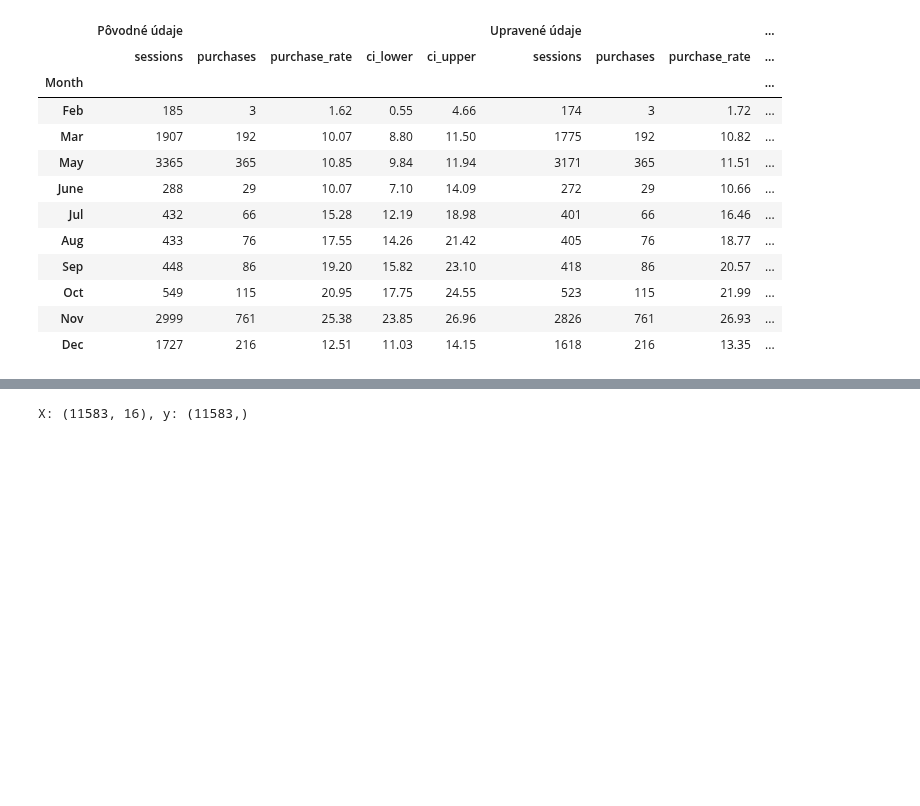
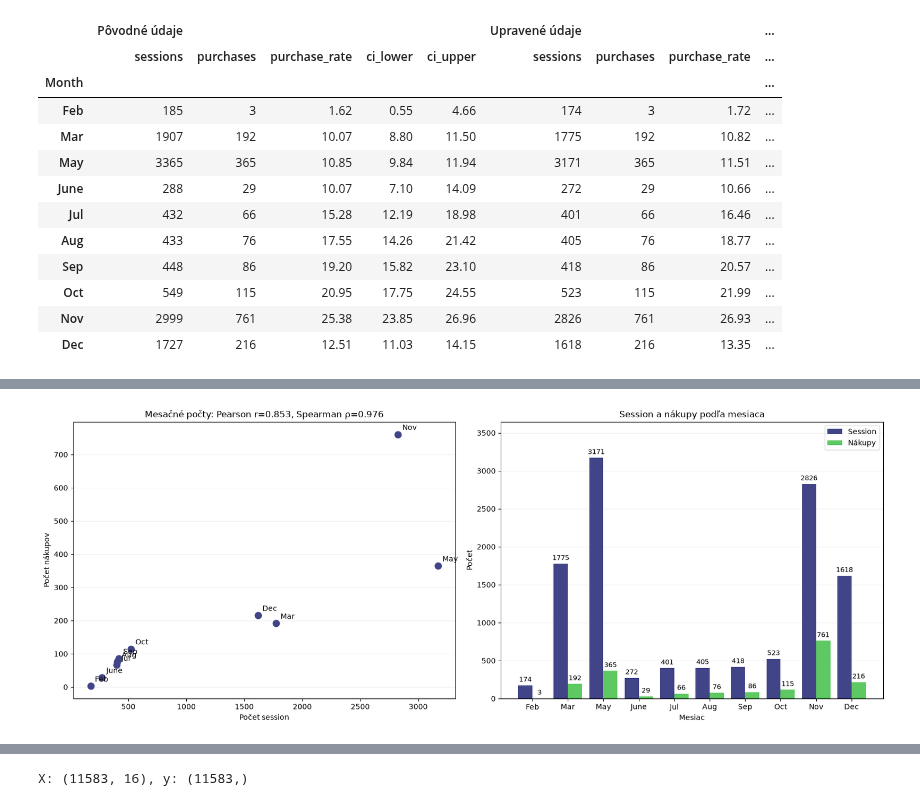
Before and after one commit to samuelbagin1/suns, a Jupyter notebook: zadania/01/main.ipynb, the cells around one changed output, grey strips where cells are left out. Cells and saved outputs as stored; diff of their text form; code cells hidden in the pictures; blank space fills up the shorter version.

```diff
--- a/zadania/01/main.ipynb
+++ b/zadania/01/main.ipynb
@@ -355,0 +356,82 @@ Boxplot vpravo sumarizuje medián, kvartily a rozsah mesačných podielov nákup
+# %%
+# Použije mesačné počty vypočítané v month_summary.
+monthly = month_summary["Upravené údaje"][["sessions", "purchases"]].dropna()
+
+pearson = monthly["sessions"].corr(monthly["purchases"], method="pearson")
+spearman = monthly["sessions"].corr(monthly["purchases"], method="spearman")
+
+fig, axes = plt.subplots(1, 2, figsize=(16, 6), constrained_layout=True)
+
+# Korelačný graf – jeden bod predstavuje jeden mesiac.
+axes[0].scatter(
+    monthly["sessions"], monthly["purchases"], s=80, color=colors[0]
+)
+
+for month, row in monthly.iterrows():
+    axes[0].annotate(
+        month, (row["sessions"], row["purchases"]),
+        xytext=(6, 6), textcoords="offset points"
+    )
+
+axes[0].set(
+    title=f"Mesačné počty: Pearson r={pearson:.3f}, Spearman ρ={spearman:.3f}",
+    xlabel="Počet session",
+    ylabel="Počet nákupov"
+)
+
+# Stĺpcový graf.
+x = np.arange(len(monthly))
+for offset, column, label, color in [
+    (-0.2, "sessions", "Session", colors[0]),
+    (0.2, "purchases", "Nákupy", colors[1])
+]:
+    bars = axes[1].bar(
+        x + offset, monthly[column], width=0.4, label=label, color=color
+    )
+    axes[1].bar_label(bars, padding=3, fontsize=9)
+
+axes[1].set(
+    title="Session a nákupy podľa mesiaca",
+    xlabel="Mesiac", ylabel="Počet",
+    xticks=x, xticklabels=monthly.index
+)
+axes[1].margins(y=0.15)
+axes[1].legend()
+
+for ax in axes:
+    ax.grid(axis="y", alpha=0.2)
+    ax.set_axisbelow(True)
+
+plt.show()
+
+# V každom mesiaci je iba jeden pár počtov: korelácia je nedefinovaná.
+# Posledný riadok obsahuje korelácie naprieč mesiacmi.
+table = monthly.rename(columns={
+    "sessions": "Počet session",
+    "purchases": "Počet nákupov"
+}).copy()
+
+table.index.name = "Mesiac"
+table["Podiel nákupov (%)"] = (
+    table["Počet nákupov"] / table["Počet session"] * 100
+)
+table["Pearson"] = np.nan
+table["Spearman"] = np.nan
+
+table.loc["Spolu / priemerný podiel / korelácie medzi mesiacmi"] = [
+    monthly["sessions"].sum(),
+    monthly["purchases"].sum(),
+    table["Podiel nákupov (%)"].mean(),
+    pearson,
+    spearman
+]
+
+display(table.style.format({
+    "Počet session": "{:.0f}",
+    "Počet nákupov": "{:.0f}",
+    "Podiel nákupov (%)": "{:.2f}",
+    "Pearson": "{:.3f}",
+    "Spearman": "{:.3f}"
+}, na_rep="—"))
+# %% [output]
+[figure, added]
```
Also changed, not shown: parts of 13 cells of this notebook.
